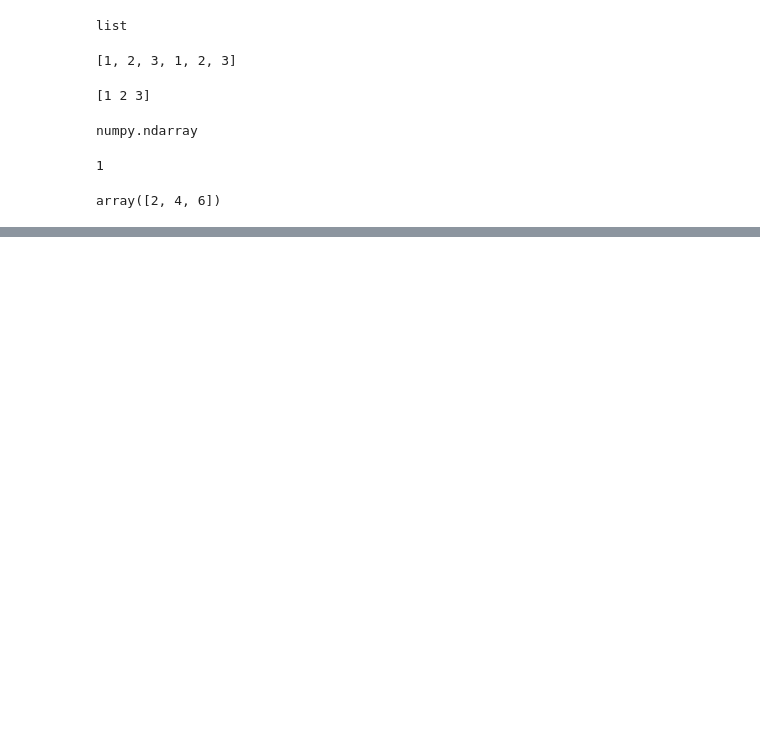
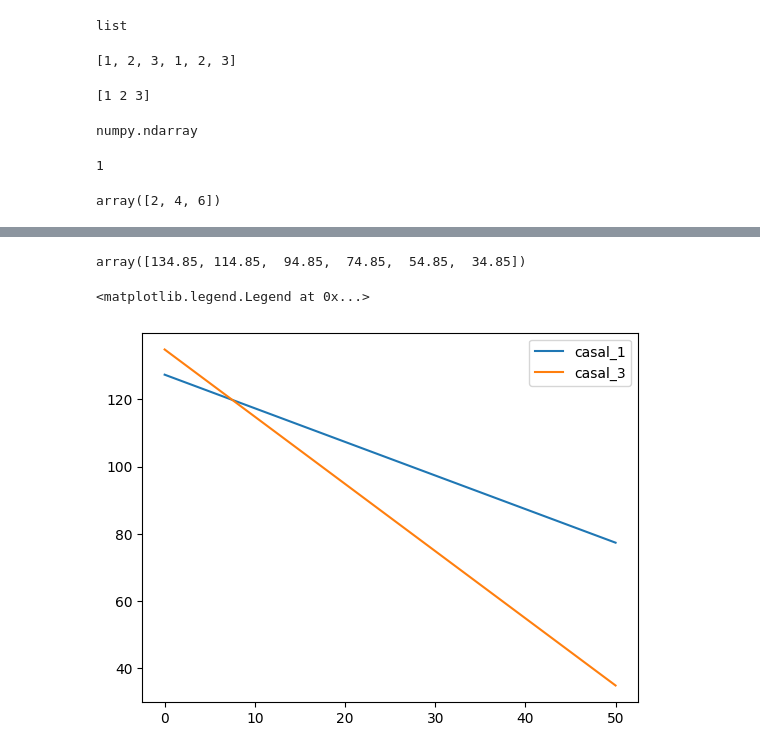
Before and after one commit to valdirsillva/algebra-linear-para-ciencia-dados-machine-learning, a Jupyter notebook: Álgebra_para_Ciência_de_Dados.ipynb, the cells around one changed output, grey strips where cells are left out. Cells and saved outputs as stored; diff of their text form; code cells hidden in the pictures; blank space fills up the shorter version.

```diff
--- a/Álgebra_para_Ciência_de_Dados.ipynb
+++ b/Álgebra_para_Ciência_de_Dados.ipynb
@@ -153,0 +311,14 @@ array([2, 4, 6])
+# %%
+X1_r3 = np.array([0, 10, 20, 30, 40, 50])
+x2_r3 = 134.85 - 2 * X1_r3
+# %%
+x2_r3
+# %% [output]
+array([134.85, 114.85,  94.85,  74.85,  54.85,  34.85])
+# %%
+plt.plot(X1_r1, X2_r1, label="casal_1")
+plt.plot(X1_r3, x2_r3, label="casal_3")
+plt.legend()
+# %% [output]
+<matplotlib.legend.Legend at 0x...>
+[figure, added]
```
Also changed, not shown: parts of 39 cells of this notebook.
